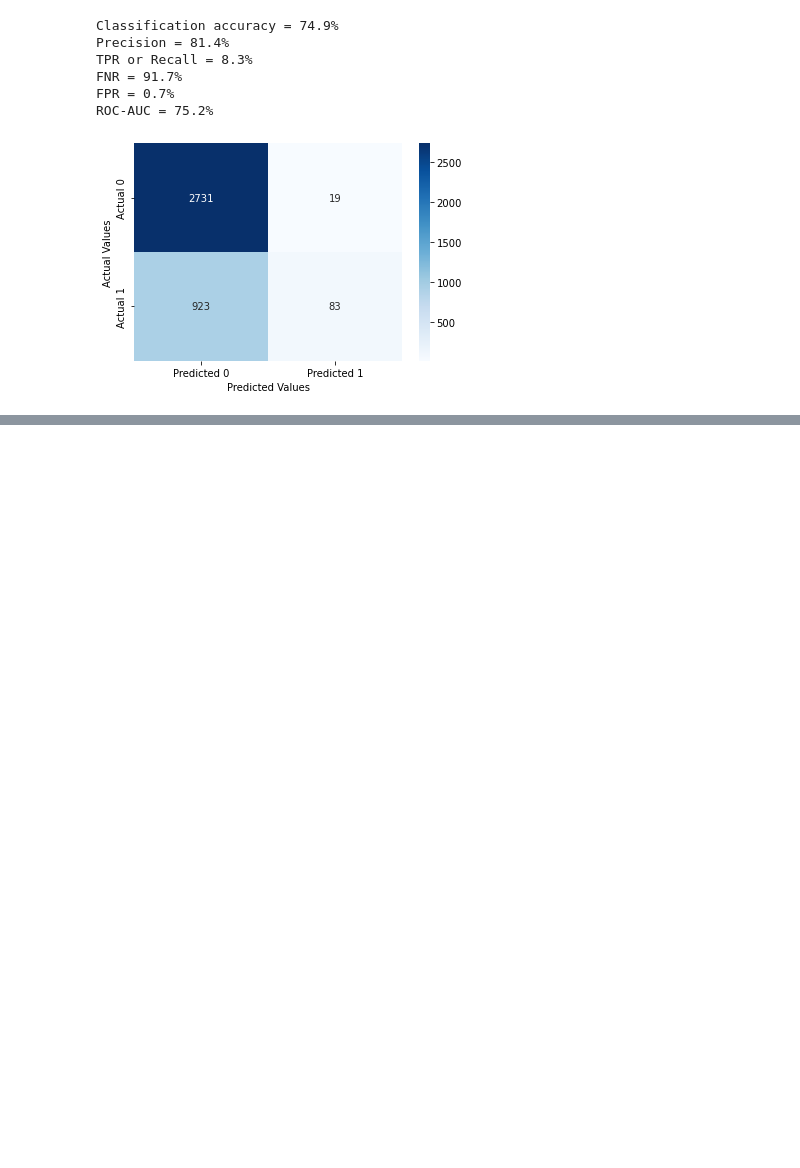
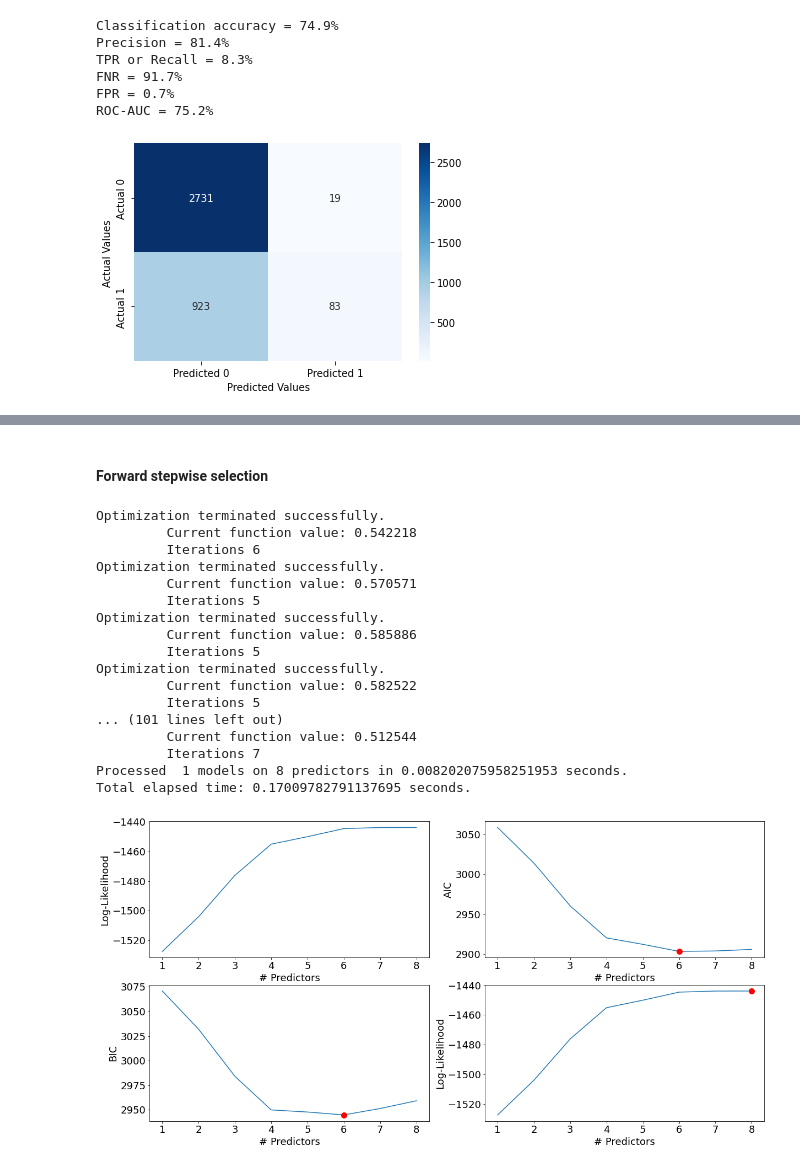
Before and after one commit to kennyeon/Too-Pullz-Project, a Jupyter notebook: classification_project.ipynb, the cells around one changed output, grey strips where cells are left out. Saved outputs shown, nothing was run; the diff lists cells and outputs as text; code cells hidden in the pictures; blank space fills up the shorter version.

```diff
--- a/classification_project.ipynb
+++ b/classification_project.ipynb
@@ -142,7 +142,7 @@ movies = pd.concat([movies, dummies], axis=1)
 movies.drop('country', axis=1, inplace=True)
 # %%
 # create a list of columns to be removed
-cols_to_remove = [col for col in movies.columns if col.startswith('country') and col not in ['country_UK', 'country_USA', 'country_Others']]
+cols_to_remove = [col for col in movies.columns if col.startswith('country') and col not in ['country_USA', 'country_UK', 'country_Others']]
 
 # drop the columns from the dataframe
 movies.drop(cols_to_remove, axis=1, inplace=True)
@@ -354,0 +359,7 @@ ROC-AUC = 75.2%
+# %%
+np.random.seed(2)
+
+# 75% to be training
+train = movies.sample(round(movies.shape[0]*.75))
+# drop the train data from the test df
+test = movies.drop(train.index)
@@ -354,0 +475,67 @@ ROC-AUC = 75.2%
+# %% [markdown]
+#### Forward stepwise selection
+# %%
+X = train[['duration', 'director_facebook_likes', 'aspect_ratio', 'actors_facebook_likes', 'budget', 'facenumber_in_poster', 'country_USA', 'country_Others']]
+
+#Function to find the best predictor out of p-k predictors and add it to the model containing the k predictors
+def forward(predictors):
+
+    # Pull out predictors we still need to process
+    remaining_predictors = [p for p in X.columns if p not in predictors]
+
+    tic = time.time()
+
+    results = []
+
+    for p in remaining_predictors:
+        results.append(processSubset(predictors+[p]))
+
+    # Wrap everything up in a nice dataframe
+    models = pd.DataFrame(results)
+
+    # Choose the model with the highest RSS
+    best_model = models.loc[models['log_likelihood'].argmax()]
+
+    toc = time.time()
+    print("Processed ", models.shape[0], "models on", len(predictors)+1, "predictors in", (toc-tic), "seconds.")
+
+    # Return the best model, along with some other useful information about the model
+    return best_model
+
+
+def forward_selection():
+    models_best = pd.DataFrame(columns=["log_likelihood", "model"])
+
+    tic = time.time()
+    predictors = []
+
+    for i in range(1,len(X.columns)+1):
+        models_best.loc[i] = forward(predictors)
+        predictors = list(models_best.loc[i]["model"].params.index[1:])
+
+    toc = time.time()
+    print("Total elapsed time:", (toc-tic), "seconds.")
+    return models_best
+
+models_best = forward_selection()
+
+best_sub_plots()
+# %% [output]
+Optimization terminated successfully.
+         Current function value: 0.542218
+         Iterations 6
+Optimization terminated successfully.
+         Current function value: 0.570571
+         Iterations 5
+Optimization terminated successfully.
+         Current function value: 0.585886
+         Iterations 5
+Optimization terminated successfully.
+         Current function value: 0.582522
+         Iterations 5
+... (101 lines left out)
+         Current function value: 0.512544
+         Iterations 7
+Processed  1 models on 8 predictors in 0.008202075958251953 seconds.
+Total elapsed time: 0.17009782791137695 seconds.
+[figure, added]
```
Also changed, not shown: parts of 11 cells of this notebook.
